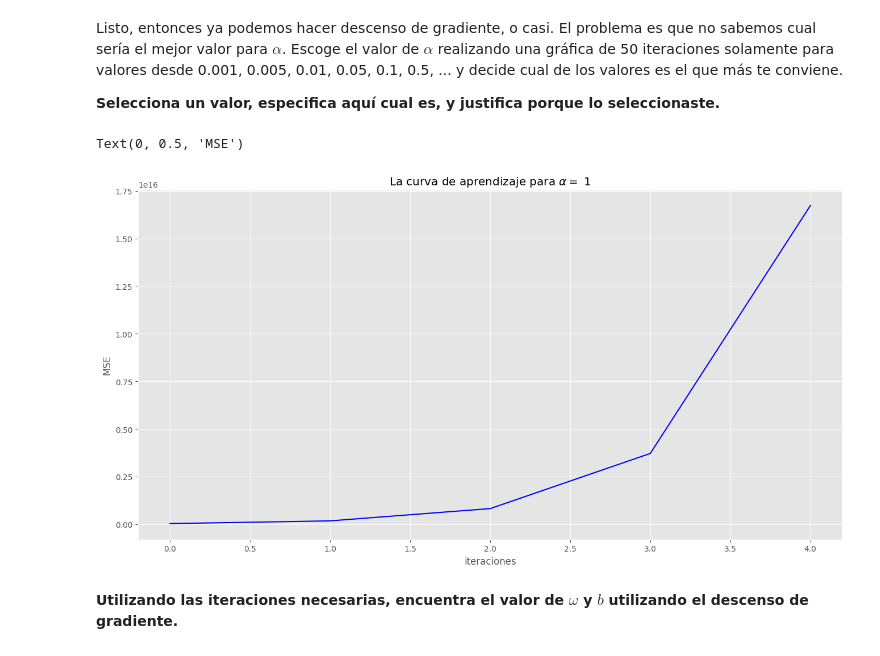
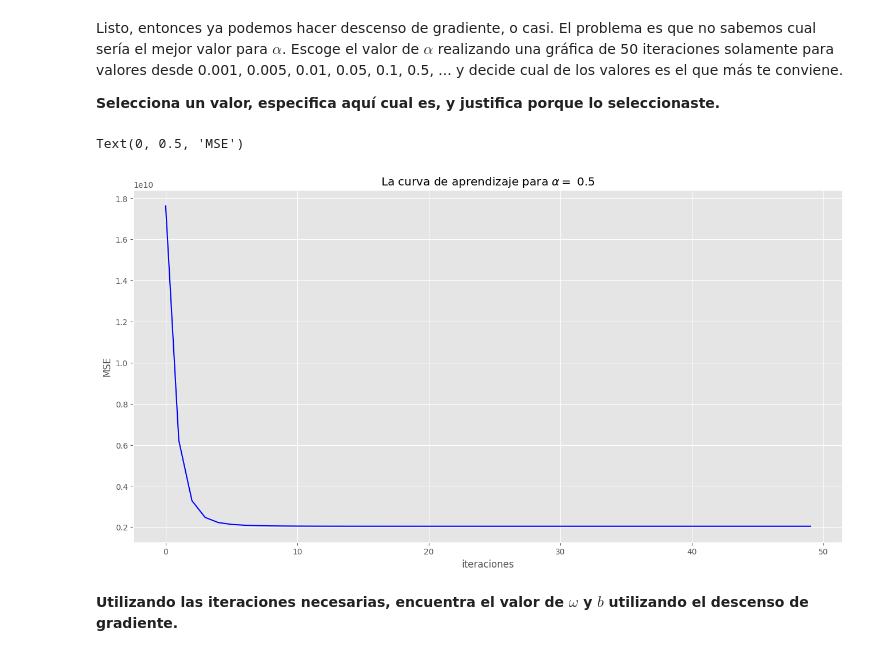
Before and after one commit to anmerino-pnd/AAA-libretas, a Jupyter notebook: reg_lineal.ipynb, the cells around one changed output. Drawn from its saved outputs; the diff is of its cells as text; code cells hidden in the pictures.

```diff
--- a/reg_lineal.ipynb
+++ b/reg_lineal.ipynb
@@ -88,7 +88,7 @@ def mse(x, y, w, b):
     # loss = --inserta aquí tu código--
 
     # Puedes hacerlo directamente usando numpy
-    loss = 1 / 2*M * np.sum((x @ w + b - y) ** 2)
+    loss = (1 / (2*M )) * np.sum((x @ w + b - y) ** 2)
 
     return loss
 # %% [markdown]
@@ -156,8 +156,8 @@ def grad_costo(x, y, w, b):
     M = x.shape[0]
 
     # --aqui hay que poner código--
-    dw = 1 / M * np.sum(-x.T @ error)
-    db = 1 / M * np.sum(-error)
+    dw = - (1 / M) * error @ x
+    db = - (1 / M) * np.sum(error)
     #------------------------------
 
     return dw, db
@@ -349,23 +349,27 @@ Listo, entonces ya podemos hacer descenso de gradiente, o casi. El problema es q
 # %%
 medias, desviaciones = obtiene_medias_desviaciones(x)
 x_norm = normaliza(x, medias, desviaciones)
 
 w_ini = np.zeros((n,))
 b_ini = 0
-num_iters = 5
+num_iters = 50
 
 #lpha = 0.0001  # Aqui es donde hay que hacer las pruebas
-alpha = 1
+alpha = 0.5
+"""
+Respuesta: me quedé con el valor de 0.5 porque es el que me dio el mejor resultado, valores menores a 0.5
+provocaban un aprendizaje muy lento y con este valor se llega a un MSE bajo y en pocas iteraciones.
+"""
 
 _, _, mse_hist = descenso_gradiente_lotes(x_norm, y, w_ini, b_ini, alpha, num_iters)
 
 plt.plot(mse_hist, '-b')
 plt.title(r"La curva de aprendizaje para $\alpha =$ " + str(alpha))
 plt.xlabel('iteraciones')
 plt.ylabel('MSE')
 # %% [output]
 Text(0, 0.5, 'MSE')
-[figure, old version]
+[figure, new version]
 # %% [markdown]
 **Utilizando las iteraciones necesarias, encuentra el valor de $\omega$ y $b$ utilizando el descenso de gradiente.**
 # %%
```
Also changed, not shown: parts of 5 cells of this notebook.
